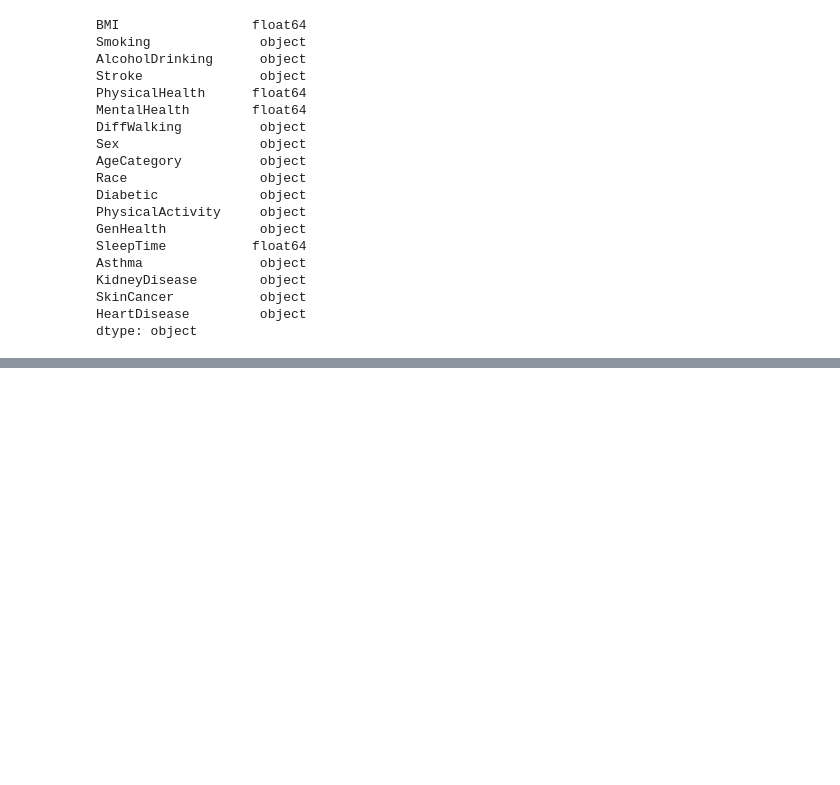
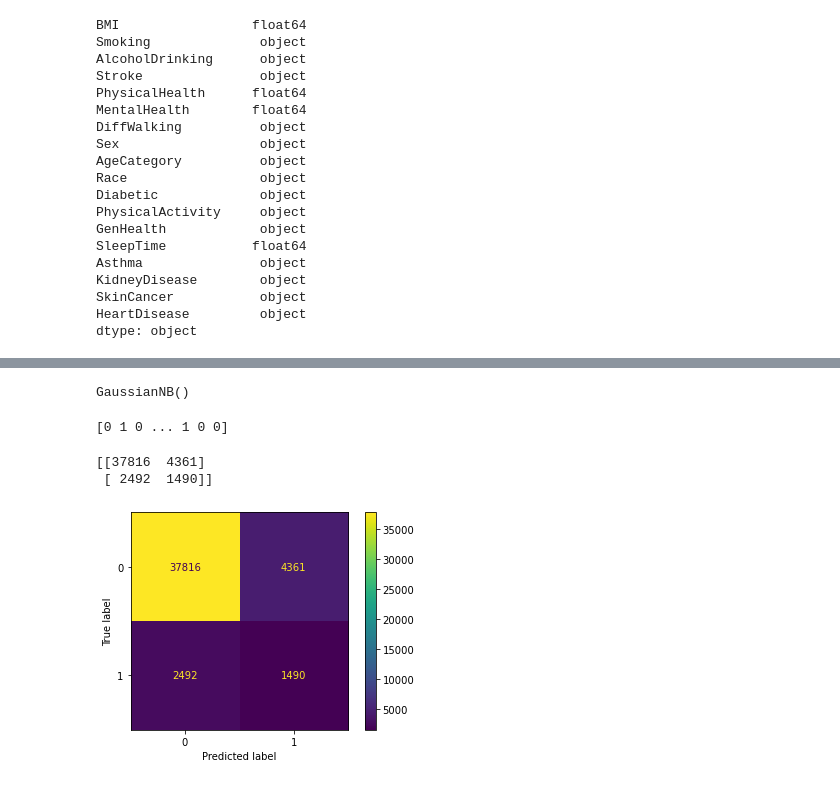
Before and after one commit to zadiaz/lab-i-bi, a Jupyter notebook: Nabie.ipynb, the cells around one changed output, grey strips where cells are left out. Cells and saved outputs as stored; diff of their text form; code cells hidden in the pictures; blank space fills up the shorter version.

Commit message:
naives

```diff
--- a/SaludAlpes.ipynb
+++ b/Nabie.ipynb
@@ -597,0 +637,19 @@ df_resp_t.tail(5)
+# %%
+# Conjunto de entrnamiento
+
+x_train, x_test, y_train, y_test = train_test_split(x,y, test_size = 0.75, random_state = 0 )
+# %%
+# Estandarizar las escalas
+from sklearn.preprocessing import StandardScaler
+
+sc = StandardScaler()
+x_train = sc.fit_transform(x_train)
+x_test = sc.transform(x_test)
+# %%
+from sklearn.naive_bayes import GaussianNB
+
+classifier = GaussianNB()
+# %%
+classifier.fit(x_train, y_train)
+# %% [output]
+GaussianNB()
@@ -597,0 +658,15 @@ df_resp_t.tail(5)
+# %%
+print(y_pred)
+# %% [output]
+[0 1 0 ... 1 0 0]
+# %%
+cm = confusion_matrix(y_test, y_pred)
+print (cm)
+# %% [output]
+[[37816  4361]
+ [ 2492  1490]]
+# %%
+plot_confusion_matrix(classifier,  x_test, y_test)
+plt.show()
+# %% [output]
+[figure, added]
```
Also changed, not shown: parts of 10 cells of this notebook, 1 other file.
